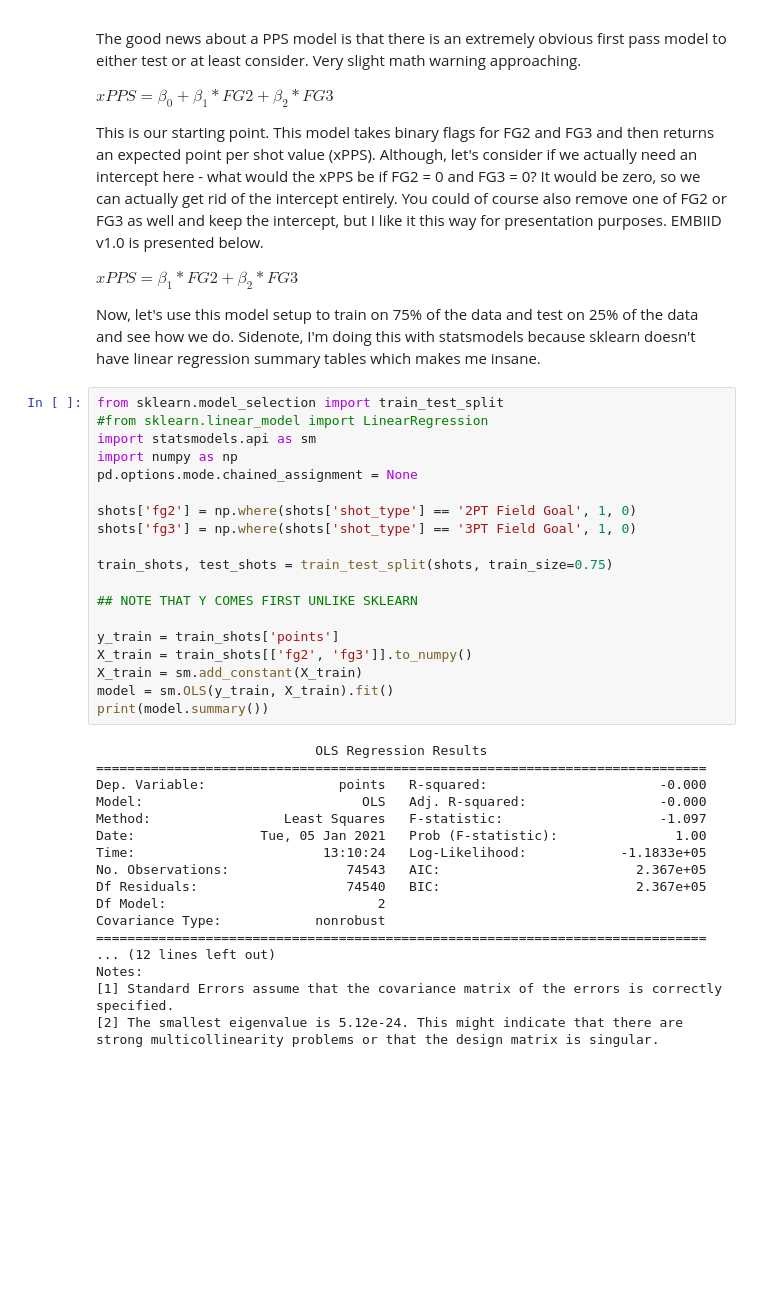
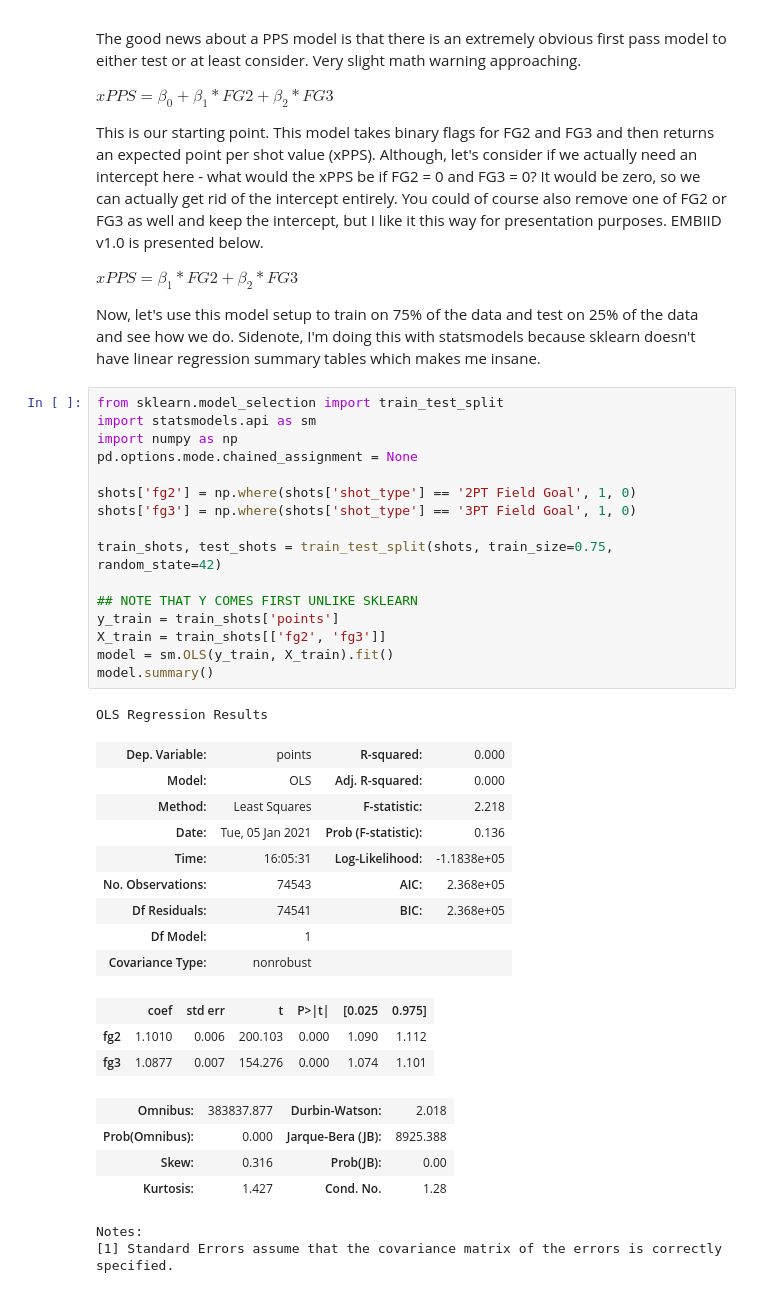
Before and after one commit to anpatton/basic-nba-tutorials, a Jupyter notebook: shot-quality/how_to_make_shot_quality_model.ipynb, the cells around one changed output. Cells and saved outputs as stored; diff of their text form; blank space fills up the shorter version.

```diff
--- a/shot-quality/how_to_make_shot_quality_model.ipynb
+++ b/shot-quality/how_to_make_shot_quality_model.ipynb
@@ -58,38 +81,37 @@ $xPPS = {\beta_1} * FG2 + {\beta_2} * FG3$
 Now, let's use this model setup to train on 75% of the data and test on 25% of the data and see how we do. Sidenote, I'm doing this with statsmodels because sklearn doesn't have linear regression summary tables which makes me insane.
 # %%
 from sklearn.model_selection import train_test_split
-#from sklearn.linear_model import LinearRegression
 import statsmodels.api as sm
 import numpy as np
 pd.options.mode.chained_assignment = None
 
 shots['fg2'] = np.where(shots['shot_type'] == '2PT Field Goal', 1, 0)
 shots['fg3'] = np.where(shots['shot_type'] == '3PT Field Goal', 1, 0)
 
-train_shots, test_shots = train_test_split(shots, train_size=0.75)
+train_shots, test_shots = train_test_split(shots, train_size=0.75, random_state=42)
 
 ## NOTE THAT Y COMES FIRST UNLIKE SKLEARN
-
 y_train = train_shots['points']
-X_train = train_shots[['fg2', 'fg3']].to_numpy()
-X_train = sm.add_constant(X_train)
+X_train = train_shots[['fg2', 'fg3']]
 model = sm.OLS(y_train, X_train).fit()
-print(model.summary())
+model.summary()
 # %% [output]
-                            OLS Regression Results
-==============================================================================
-Dep. Variable:                 points   R-squared:                      -0.000
-Model:                            OLS   Adj. R-squared:                 -0.000
-Method:                 Least Squares   F-statistic:                    -1.097
-Date:                Tue, 05 Jan 2021   Prob (F-statistic):               1.00
-Time:                        13:10:24   Log-Likelihood:            -1.1833e+05
-No. Observations:               74543   AIC:                         2.367e+05
-Df Residuals:                   74540   BIC:                         2.367e+05
-Df Model:                           2
-Covariance Type:            nonrobust
-==============================================================================
-... (12 lines left out)
-Notes:
-[1] Standard Errors assume that the covariance matrix of the errors is correctly specified.
-[2] The smallest eigenvalue is 5.12e-24. This might indicate that there are
-strong multicollinearity problems or that the design matrix is singular.
+OLS Regression Results
+| Dep. Variable: | points | R-squared: | 0.000 |
+| Model: | OLS | Adj. R-squared: | 0.000 |
+| Method: | Least Squares | F-statistic: | 2.218 |
+| Date: | Tue, 05 Jan 2021 | Prob (F-statistic): | 0.136 |
+| Time: | 16:05:31 | Log-Likelihood: | -1.1838e+05 |
+| No. Observations: | 74543 | AIC: | 2.368e+05 |
+| Df Residuals: | 74541 | BIC: | 2.368e+05 |
+| Df Model: | 1 |  |  |
+| Covariance Type: | nonrobust |  |  |
+|  | coef | std err | t | P>|t| | [0.025 | 0.975] |
+| fg2 | 1.1010 | 0.006 | 200.103 | 0.000 | 1.090 | 1.112 |
+| fg3 | 1.0877 | 0.007 | 154.276 | 0.000 | 1.074 | 1.101 |
+| Omnibus: | 383837.877 | Durbin-Watson: | 2.018 |
+| Prob(Omnibus): | 0.000 | Jarque-Bera (JB): | 8925.388 |
+| Skew: | 0.316 | Prob(JB): | 0.00 |
+| Kurtosis: | 1.427 | Cond. No. | 1.28 |
+Notes:
+[1] Standard Errors assume that the covariance matrix of the errors is correctly specified.
```
Also changed, not shown: parts of 13 cells of this notebook, 2 other files.
